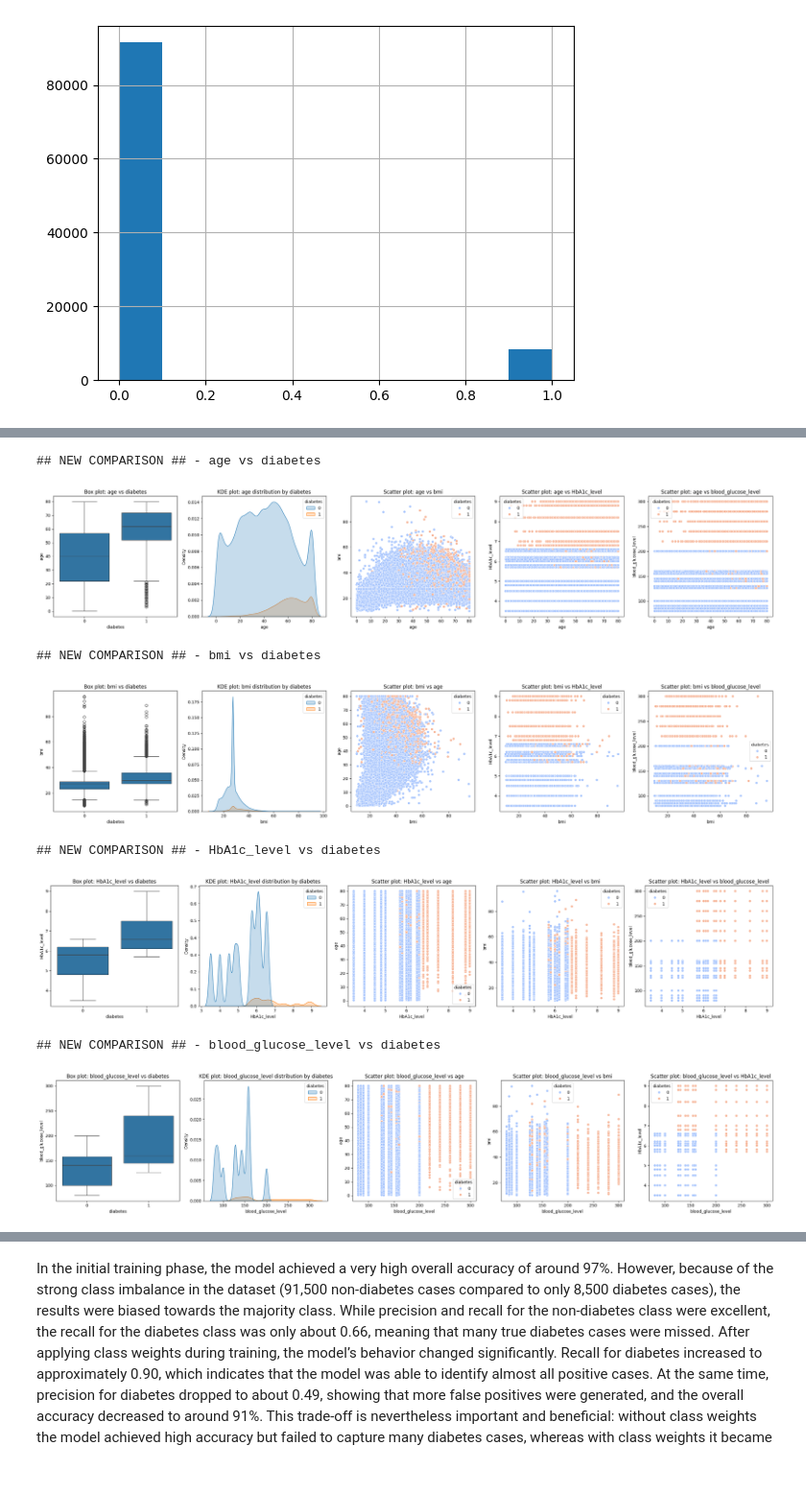
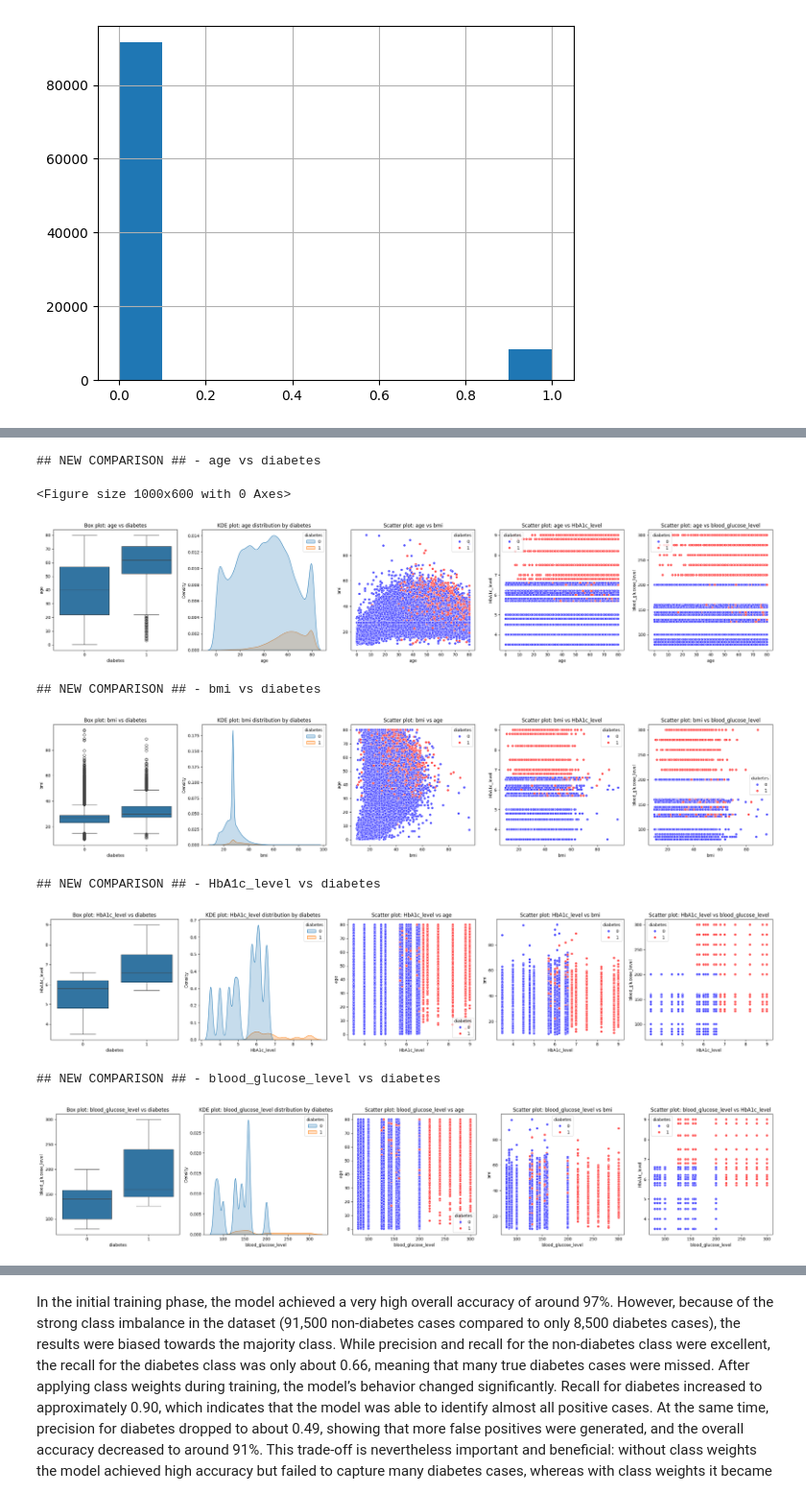
Before and after one commit to TimothyG77/DL-projects, a Jupyter notebook: Exercise 2/Dataset1/ANN-Classification-Diabetes.ipynb, the cells around one changed output, grey strips where cells are left out. Shown at 96% size. Cells and saved outputs as stored; diff of their text form; code cells hidden in the pictures.

```diff
--- a/Exercise 2/Dataset1/ANN-Classification-Diabetes.ipynb
+++ b/Exercise 2/Dataset1/ANN-Classification-Diabetes.ipynb
@@ -55,2 +57,2 @@ df['diabetes'].hist()
 # %%
-df = pd.get_dummies(df, columns=['gender', 'smoking_history'], drop_first=True)
+df = pd.get_dummies(df, columns=['gender', 'smoking_history'], drop_first=False)
@@ -56,0 +70,17 @@ df = pd.get_dummies(df, columns=['gender', 'smoking_history'], drop_first=True)
+# %%
+from sklearn.preprocessing import LabelEncoder
+
+variables = [
+   'gender_Female',
+   'gender_Male',
+   'gender_Other',
+   'smoking_history_No Info',
+   'smoking_history_current',
+   'smoking_history_ever',
+   'smoking_history_former',
+   'smoking_history_never',
+   'smoking_history_not current'
+]
+
+encoder = LabelEncoder()
+df[variables] = df[variables].apply(encoder.fit_transform)
@@ -89,35 +110,37 @@ Passing `palette` without assigning `hue` is deprecated and will be removed in v
 # %%
 suspected_columns = ['age', 'bmi', 'HbA1c_level', 'blood_glucose_level']
 target_variable = 'diabetes'
 
+plt.figure(figsize=(10, 6))
+
 for feature in suspected_columns:
     print(f"## NEW COMPARISON ## - {feature} vs {target_variable}")
-
     num_other_features = len([col for col in suspected_columns if col != feature])
 
     fig, axes = plt.subplots(1, 2 + num_other_features, figsize=(5 * (2 + num_other_features), 5))
 
     sns.boxplot(x=target_variable, y=feature, data=df, ax=axes[0])
     axes[0].set_title(f'Box plot: {feature} vs {target_variable}')
 
     sns.kdeplot(x=feature, hue=target_variable, data=df, fill=True, ax=axes[1])
     axes[1].set_title(f'KDE plot: {feature} distribution by {target_variable}')
 
     for i, other_feature in enumerate([col for col in suspected_columns if col != feature]):
-        sns.scatterplot(x=feature, y=other_feature, hue=target_variable, data=df, palette="coolwarm", ax=axes[i+2])
-        axes[i+2].set_title(f'Scatter plot: {feature} vs {other_feature}')
+        sns.scatterplot(x=feature, palette="seismic", y=other_feature, hue=target_variable, data=df, ax=axes[i + 2])
+        axes[i + 2].set_title(f'Scatter plot: {feature} vs {other_feature}')
 
     plt.tight_layout()
     plt.show()
 # %% [output]
 ## NEW COMPARISON ## - age vs diabetes
+<Figure size 1000x600 with 0 Axes>
-[figure, old version]
+[figure, new version]
-## NEW COMPARISON ## - bmi vs diabetes
+## NEW COMPARISON ## - bmi vs diabetes
-[figure, old version]
+[figure, new version]
-## NEW COMPARISON ## - HbA1c_level vs diabetes
+## NEW COMPARISON ## - HbA1c_level vs diabetes
-[figure, old version]
+[figure, new version]
-## NEW COMPARISON ## - blood_glucose_level vs diabetes
+## NEW COMPARISON ## - blood_glucose_level vs diabetes
-[figure, old version]
+[figure, new version]
 # %%
 df.head()
 # %% [output]
```
Also changed, not shown: parts of 35 cells of this notebook, 1 other file.
